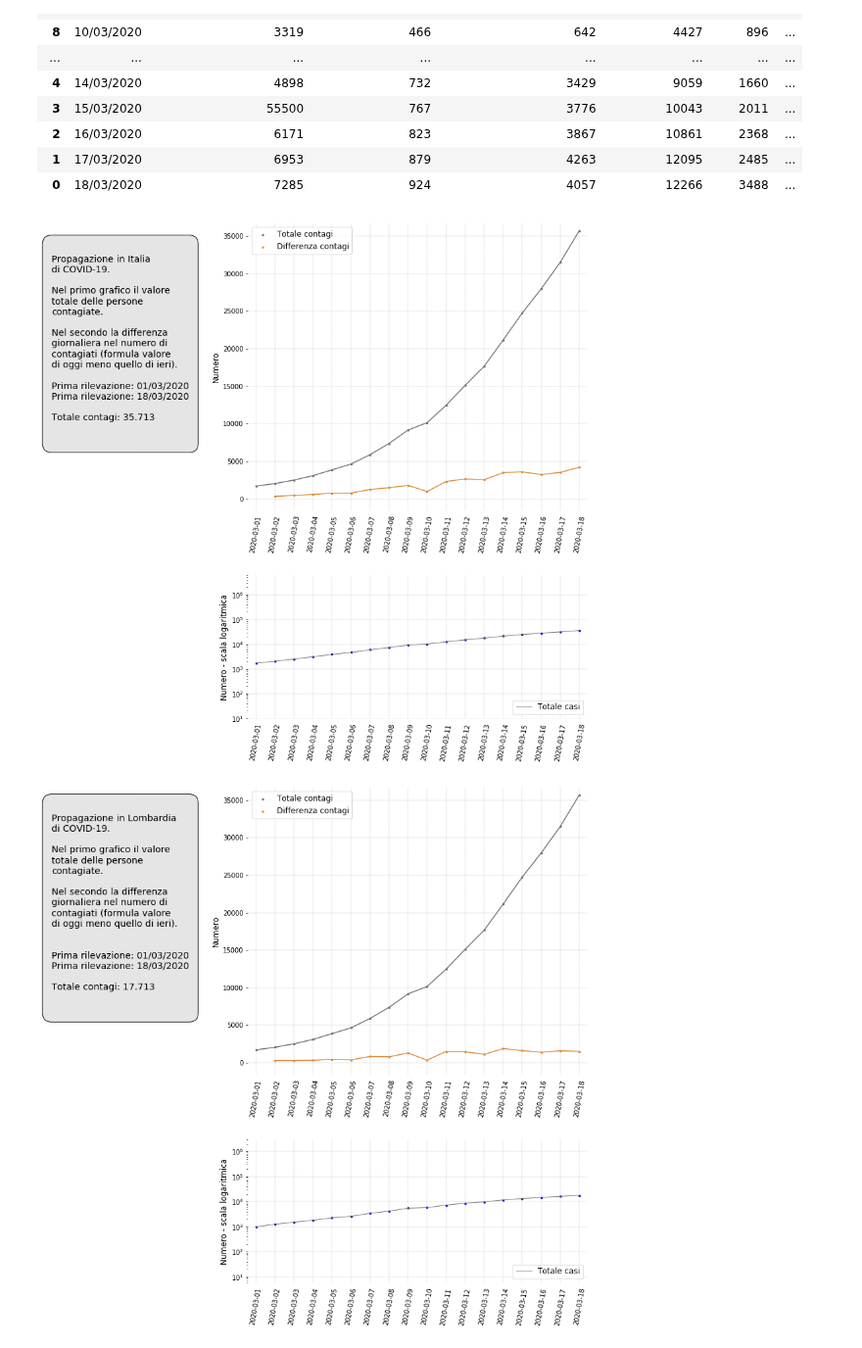
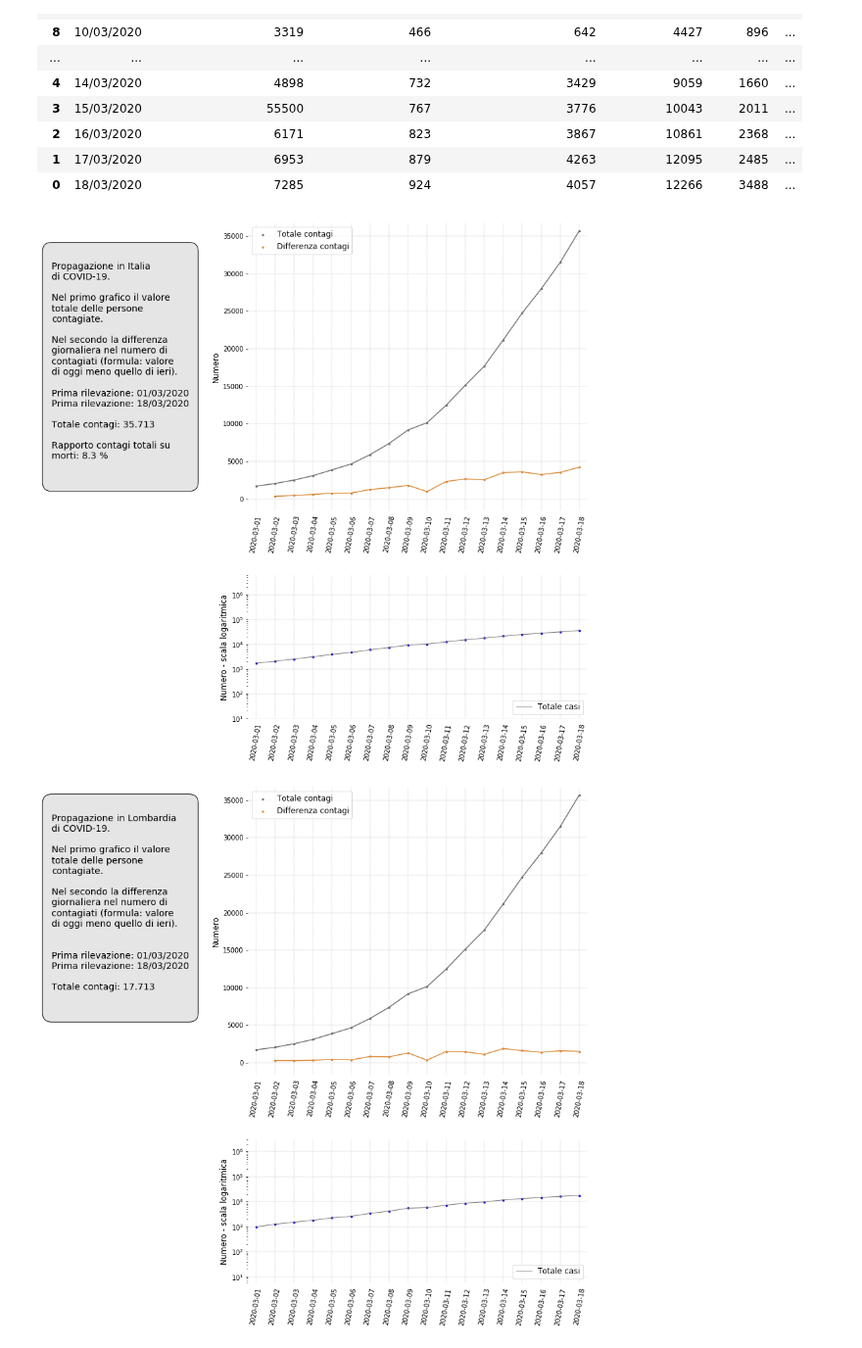
Before and after one commit to p-giovanni/Statistics, a Jupyter notebook: notebook/CoronaVirus.ipynb, the cells around one changed output. Shown at 98% size. Drawn from its saved outputs; the diff is of its cells as text; code cells hidden in the pictures.

Commit message:
A few more dettails in charts.

```diff
--- a/notebook/CoronaVirus.ipynb
+++ b/notebook/CoronaVirus.ipynb
@@ -46,6 +46,10 @@ min_date = df['timeStamp'].min()
 df['TimeDelta'] = (df['timeStamp'] - min_date).dt.days + 1
 df["TotalDiff"] = df["Totale"].diff(periods = 1)
 
+all_deaths = df["Morti"].max()
+all_infected = df["Totale"].max()
+it_infected_deaths_ratio = round((all_deaths / all_infected) * 100, 1)
+
 (df.shape, df.dtypes)
 # %% [output]
 ((18, 8),
@@ -374,37 +378,41 @@ text = """
 Propagazione in Italia
 di COVID-19.
 
 Nel primo grafico il valore
 totale delle persone
 contagiate.
 
 Nel secondo la differenza
 giornaliera nel numero di
-contagiati (formula valore
+contagiati (formula: valore
 di oggi meno quello di ieri).
 
 Prima rilevazione: {d1}
 Prima rilevazione: {d2}
 
 Totale contagi: {t}
 
+Rapporto contagi totali su
+morti: {idr} %
+
 """.format(d1=min_date, d2=max_date
-          ,t=total)
+          ,t=total
+          ,idr=it_infected_deaths_ratio)
 
-text_box(ax[idx], text, colors=["#e5e5e5", "#000000", "#000000"], x=0.1, y=0.58)
+text_box(ax[idx], text, colors=["#e5e5e5", "#000000", "#000000"], x=0.1, y=0.5)
 
 idx += 1
 x = df["timeStamp"].dt.to_pydatetime()
 #c_virus_chart(ax[idx],x=x, y=df["Totale"])
 composed_c_virus_chart(ax[idx], data_sets)
 
 idx += 1
 x = df["timeStamp"].dt.to_pydatetime()
 c_virus_chart(ax[idx],x=x, y=df["Totale"],log=True, title="COVID-19 - Totale contagi giornalieri in Italia")
 
 plt.savefig(os.path.join(images_path,"covid19_chart.png"))
 # %% [output]
-[figure, old version]
+[figure, new version]
 # %%
 # ------------------------------------------------------
 #
```
Also changed, not shown: parts of 5 cells of this notebook, 4 other files.
